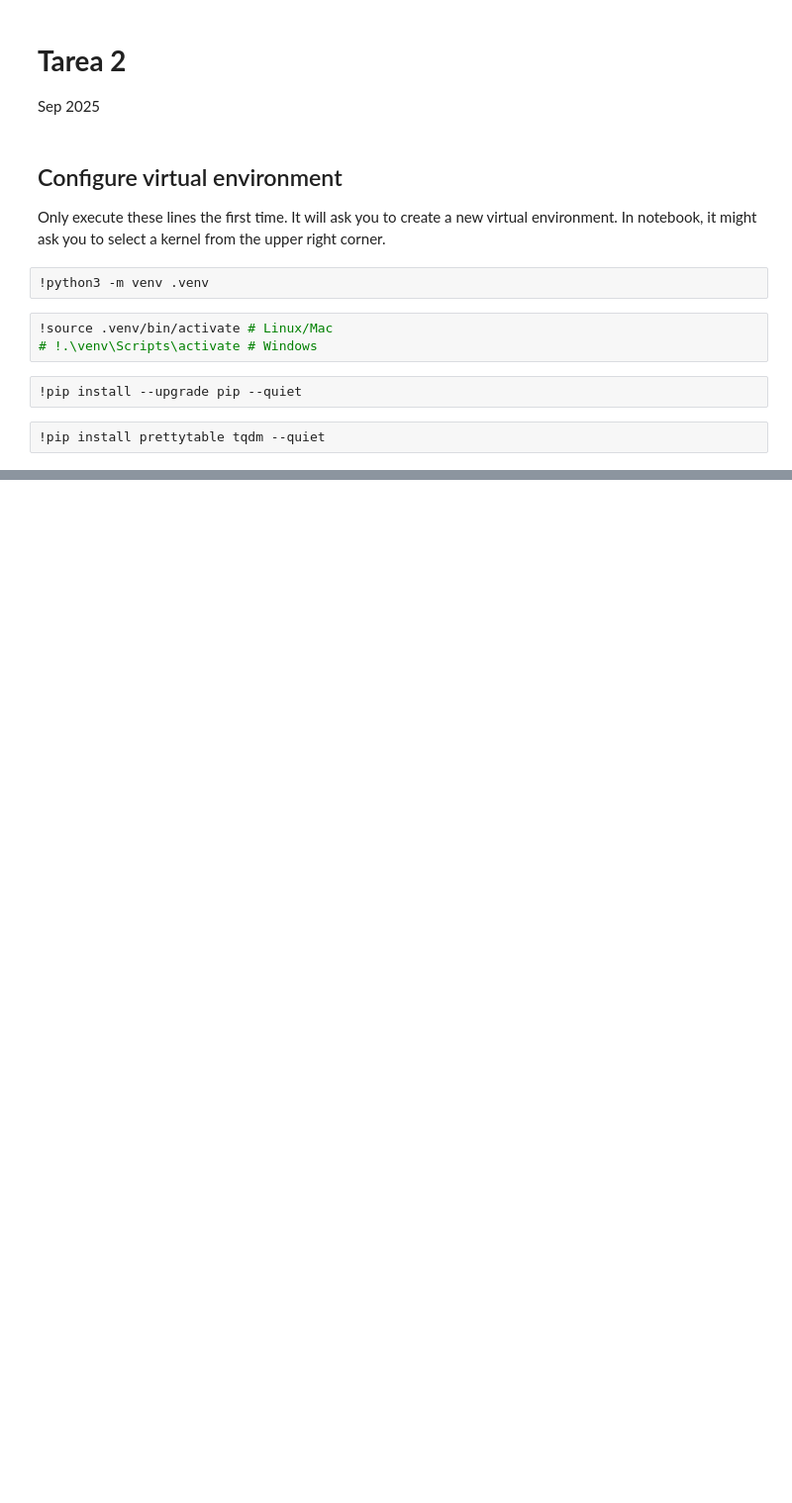
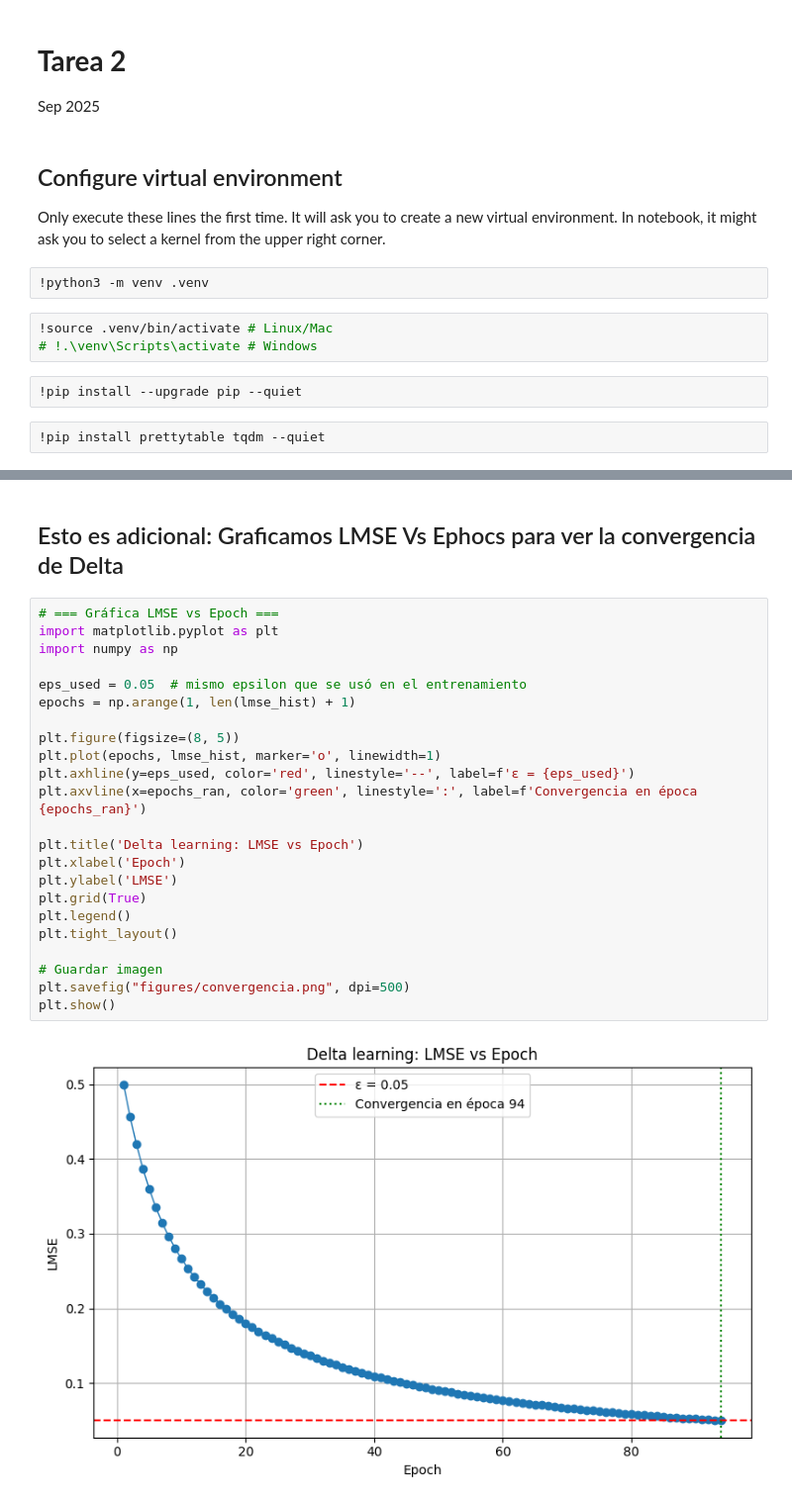
Before and after one commit to gverafei/artificial-networks-technologies, a Jupyter notebook: tarea2/delta.ipynb, the cells around one changed output, grey strips where cells are left out. Shown: that part at 99% size. Saved outputs shown, nothing was run; the diff lists cells and outputs as text; blank space fills up the shorter version.

```diff
--- a/tarea2/delta.ipynb
+++ b/tarea2/delta.ipynb
@@ -171,0 +324,27 @@ Pesos finales: w1=-0.7607, w2=+0.7650, w3=+0.7692 (x1 es el sesgo)
+# %% [markdown]
+## Esto es adicional: Graficamos LMSE Vs Ephocs para ver la convergencia de Delta
+# %%
+# === Gráfica LMSE vs Epoch ===
+import matplotlib.pyplot as plt
+import numpy as np
+
+eps_used = 0.05  # mismo epsilon que se usó en el entrenamiento
+epochs = np.arange(1, len(lmse_hist) + 1)
+
+plt.figure(figsize=(8, 5))
+plt.plot(epochs, lmse_hist, marker='o', linewidth=1)
+plt.axhline(y=eps_used, color='red', linestyle='--', label=f'ε = {eps_used}')
+plt.axvline(x=epochs_ran, color='green', linestyle=':', label=f'Convergencia en época {epochs_ran}')
+
+plt.title('Delta learning: LMSE vs Epoch')
+plt.xlabel('Epoch')
+plt.ylabel('LMSE')
+plt.grid(True)
+plt.legend()
+plt.tight_layout()
+
+# Guardar imagen
+plt.savefig("figures/convergencia.png", dpi=500)
+plt.show()
+# %% [output]
+[figure, added]
```
Also changed, not shown: parts of 6 cells of this notebook, 2 other files.
